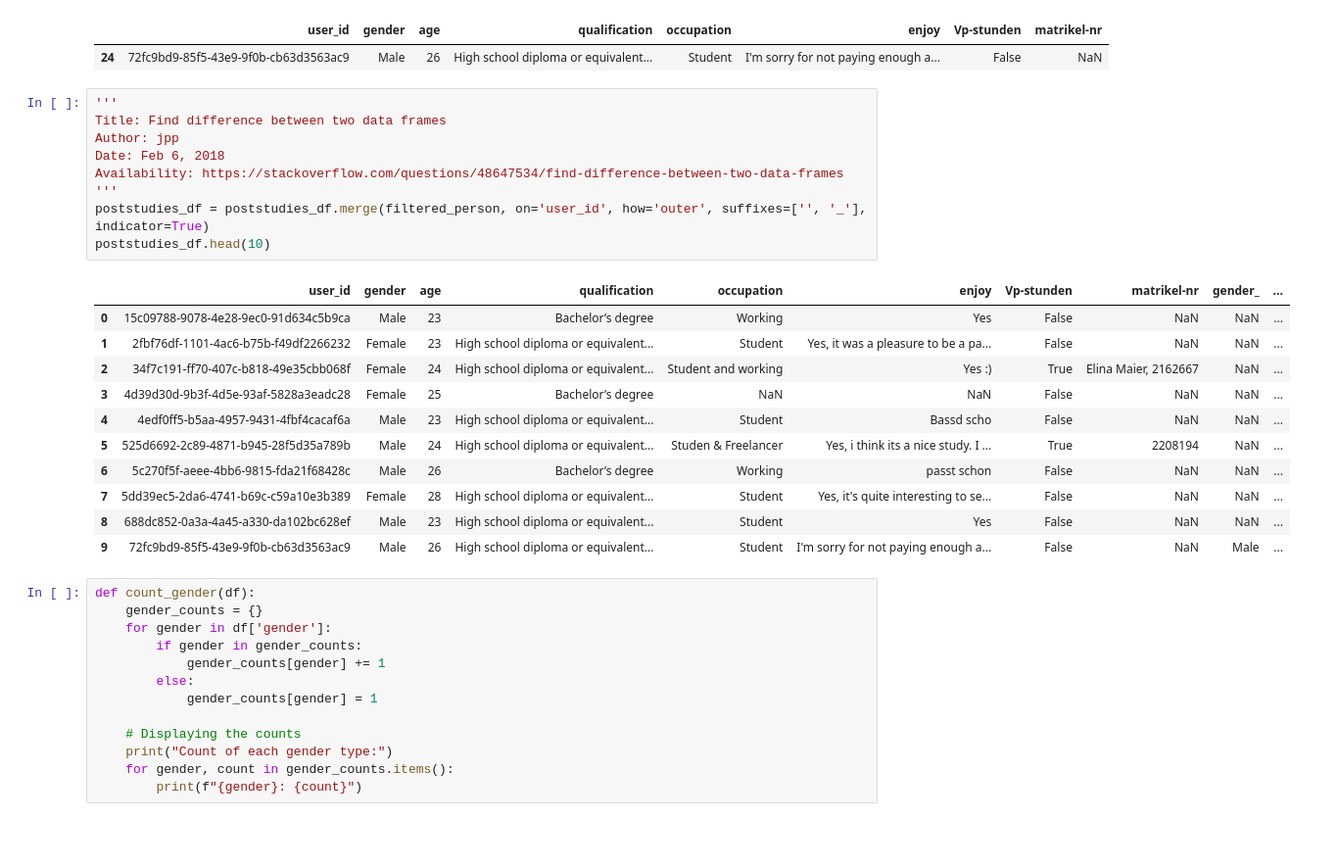
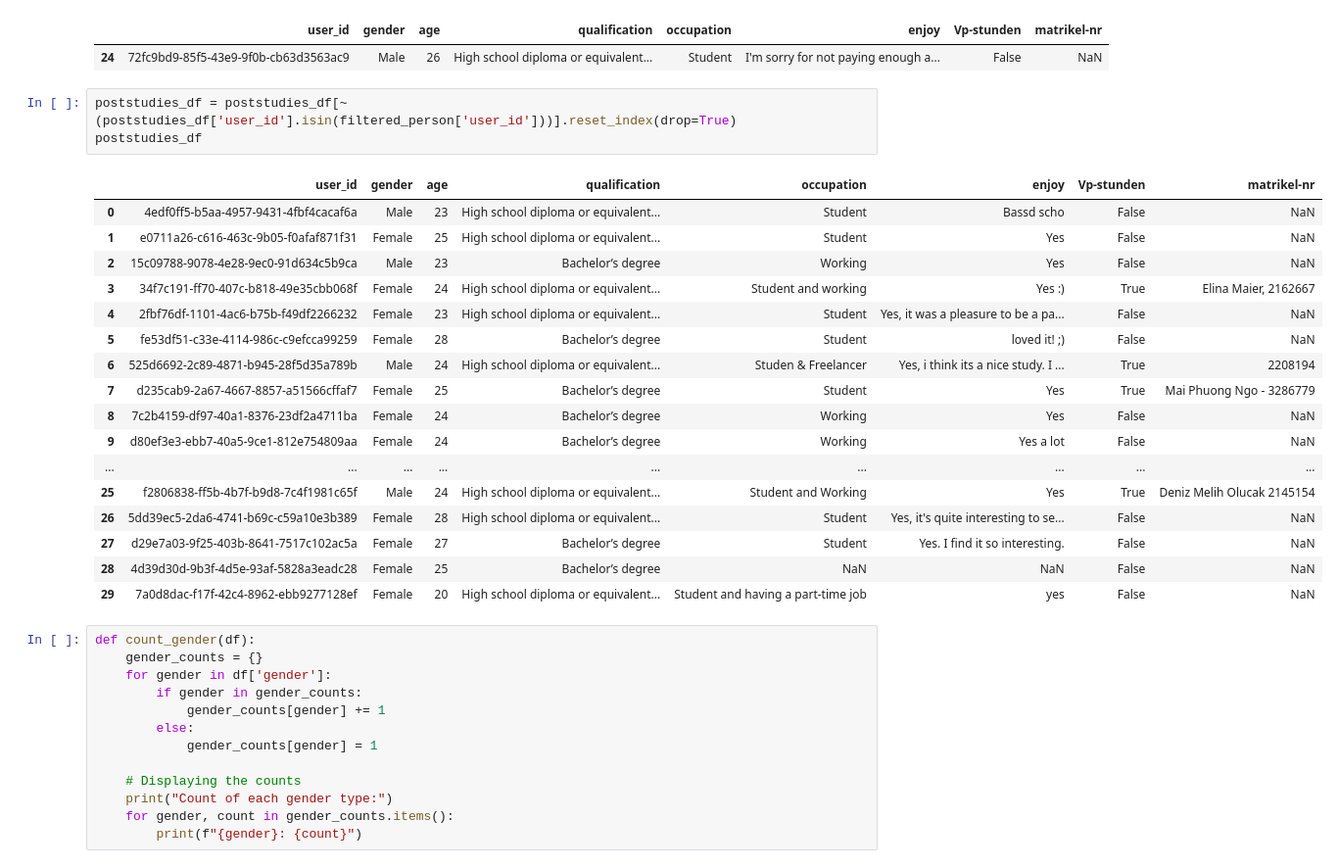
Before and after one commit to nguyetha79/FIRSURVEY-Data-Analysis, a Jupyter notebook: results.ipynb, the cells around one changed output. Shown at 98% size. Saved outputs shown, nothing was run; the diff lists cells and outputs as text; blank space fills up the shorter version.

```diff
--- a/results.ipynb
+++ b/results.ipynb
@@ -318,27 +318,27 @@ filtered_person
 # %% [output]
 |  | user_id | gender | age | qualification | occupation | enjoy | Vp-stunden | matrikel-nr |
 | 24 | 72fc9bd9-85f5-43e9-9f0b-cb63d3563ac9 | Male | 26 | High school diploma or equivalent... | Student | I'm sorry for not paying enough a... | False | NaN |
-# %%
-'''
-Title: Find difference between two data frames
-Author: jpp
-Date: Feb 6, 2018
-Availability: https://stackoverflow.com/questions/48647534/find-difference-between-two-data-frames
-'''
-poststudies_df = poststudies_df.merge(filtered_person, on='user_id', how='outer', suffixes=['', '_'], indicator=True)
-poststudies_df.head(10)
-# %% [output]
-|  | user_id | gender | age | qualification | occupation | enjoy | Vp-stunden | matrikel-nr | gender_ | ... |
-| 0 | 15c09788-9078-4e28-9ec0-91d634c5b9ca | Male | 23 | Bachelor’s degree | Working | Yes | False | NaN | NaN | ... |
-| 1 | 2fbf76df-1101-4ac6-b75b-f49df2266232 | Female | 23 | High school diploma or equivalent... | Student | Yes, it was a pleasure to be a pa... | False | NaN | NaN | ... |
-| 2 | 34f7c191-ff70-407c-b818-49e35cbb068f | Female | 24 | High school diploma or equivalent... | Student and working | Yes :) | True | Elina Maier, 2162667 | NaN | ... |
-| 3 | 4d39d30d-9b3f-4d5e-93af-5828a3eadc28 | Female | 25 | Bachelor’s degree | NaN | NaN | False | NaN | NaN | ... |
-| 4 | 4edf0ff5-b5aa-4957-9431-4fbf4cacaf6a | Male | 23 | High school diploma or equivalent... | Student | Bassd scho | False | NaN | NaN | ... |
-| 5 | 525d6692-2c89-4871-b945-28f5d35a789b | Male | 24 | High school diploma or equivalent... | Studen & Freelancer | Yes, i think its a nice study. I ... | True | 2208194 | NaN | ... |
-| 6 | 5c270f5f-aeee-4bb6-9815-fda21f68428c | Male | 26 | Bachelor’s degree | Working | passt schon | False | NaN | NaN | ... |
-| 7 | 5dd39ec5-2da6-4741-b69c-c59a10e3b389 | Female | 28 | High school diploma or equivalent... | Student | Yes, it's quite interesting to se... | False | NaN | NaN | ... |
-| 8 | 688dc852-0a3a-4a45-a330-da102bc628ef | Male | 23 | High school diploma or equivalent... | Student | Yes | False | NaN | NaN | ... |
-| 9 | 72fc9bd9-85f5-43e9-9f0b-cb63d3563ac9 | Male | 26 | High school diploma or equivalent... | Student | I'm sorry for not paying enough a... | False | NaN | Male | ... |
+# %%
+poststudies_df = poststudies_df[~(poststudies_df['user_id'].isin(filtered_person['user_id']))].reset_index(drop=True)
+poststudies_df
+# %% [output]
+|  | user_id | gender | age | qualification | occupation | enjoy | Vp-stunden | matrikel-nr |
+| 0 | 4edf0ff5-b5aa-4957-9431-4fbf4cacaf6a | Male | 23 | High school diploma or equivalent... | Student | Bassd scho | False | NaN |
+| 1 | e0711a26-c616-463c-9b05-f0afaf871f31 | Female | 25 | High school diploma or equivalent... | Student | Yes | False | NaN |
+| 2 | 15c09788-9078-4e28-9ec0-91d634c5b9ca | Male | 23 | Bachelor’s degree | Working | Yes | False | NaN |
+| 3 | 34f7c191-ff70-407c-b818-49e35cbb068f | Female | 24 | High school diploma or equivalent... | Student and working | Yes :) | True | Elina Maier, 2162667 |
+| 4 | 2fbf76df-1101-4ac6-b75b-f49df2266232 | Female | 23 | High school diploma or equivalent... | Student | Yes, it was a pleasure to be a pa... | False | NaN |
+| 5 | fe53df51-c33e-4114-986c-c9efcca99259 | Female | 28 | Bachelor’s degree | Student | loved it! ;) | False | NaN |
+| 6 | 525d6692-2c89-4871-b945-28f5d35a789b | Male | 24 | High school diploma or equivalent... | Studen & Freelancer | Yes, i think its a nice study. I ... | True | 2208194 |
+| 7 | d235cab9-2a67-4667-8857-a51566cffaf7 | Female | 25 | Bachelor’s degree | Student | Yes | True | Mai Phuong Ngo - 3286779 |
+| 8 | 7c2b4159-df97-40a1-8376-23df2a4711ba | Female | 24 | Bachelor’s degree | Working | Yes | False | NaN |
+| 9 | d80ef3e3-ebb7-40a5-9ce1-812e754809aa | Female | 24 | Bachelor’s degree | Working | Yes a lot | False | NaN |
+| ... | ... | ... | ... | ... | ... | ... | ... | ... |
+| 25 | f2806838-ff5b-4b7f-b9d8-7c4f1981c65f | Male | 24 | High school diploma or equivalent... | Student and Working | Yes | True | Deniz Melih Olucak 2145154 |
+| 26 | 5dd39ec5-2da6-4741-b69c-c59a10e3b389 | Female | 28 | High school diploma or equivalent... | Student | Yes, it's quite interesting to se... | False | NaN |
+| 27 | d29e7a03-9f25-403b-8641-7517c102ac5a | Female | 27 | Bachelor’s degree | Student | Yes. I find it so interesting. | False | NaN |
+| 28 | 4d39d30d-9b3f-4d5e-93af-5828a3eadc28 | Female | 25 | Bachelor’s degree | NaN | NaN | False | NaN |
+| 29 | 7a0d8dac-f17f-42c4-8962-ebb9277128ef | Female | 20 | High school diploma or equivalent... | Student and having a part-time job | yes | False | NaN |
 # %%
 def count_gender(df):
     gender_counts = {}
```
Also changed, not shown: parts of 2 cells of this notebook, 1 other file.
